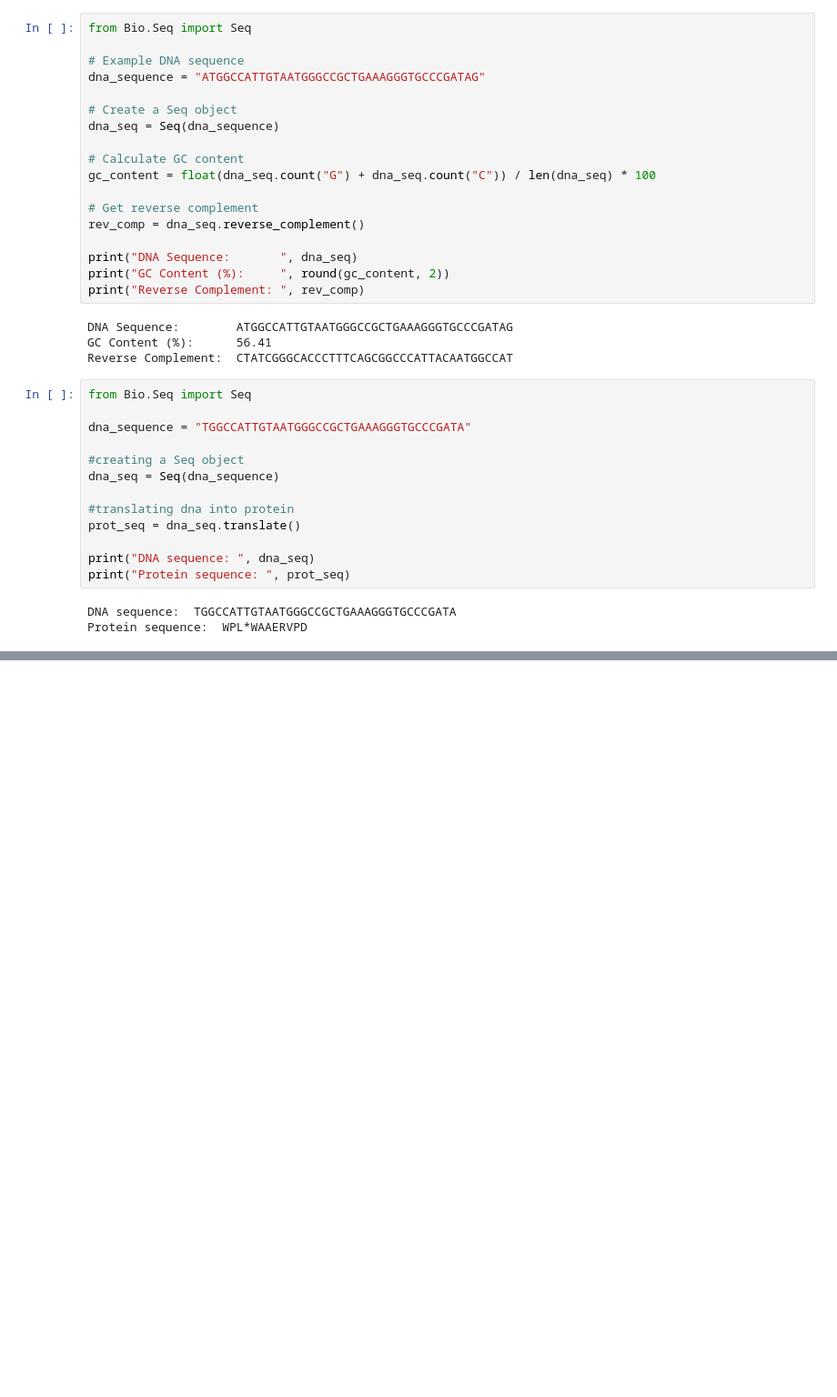
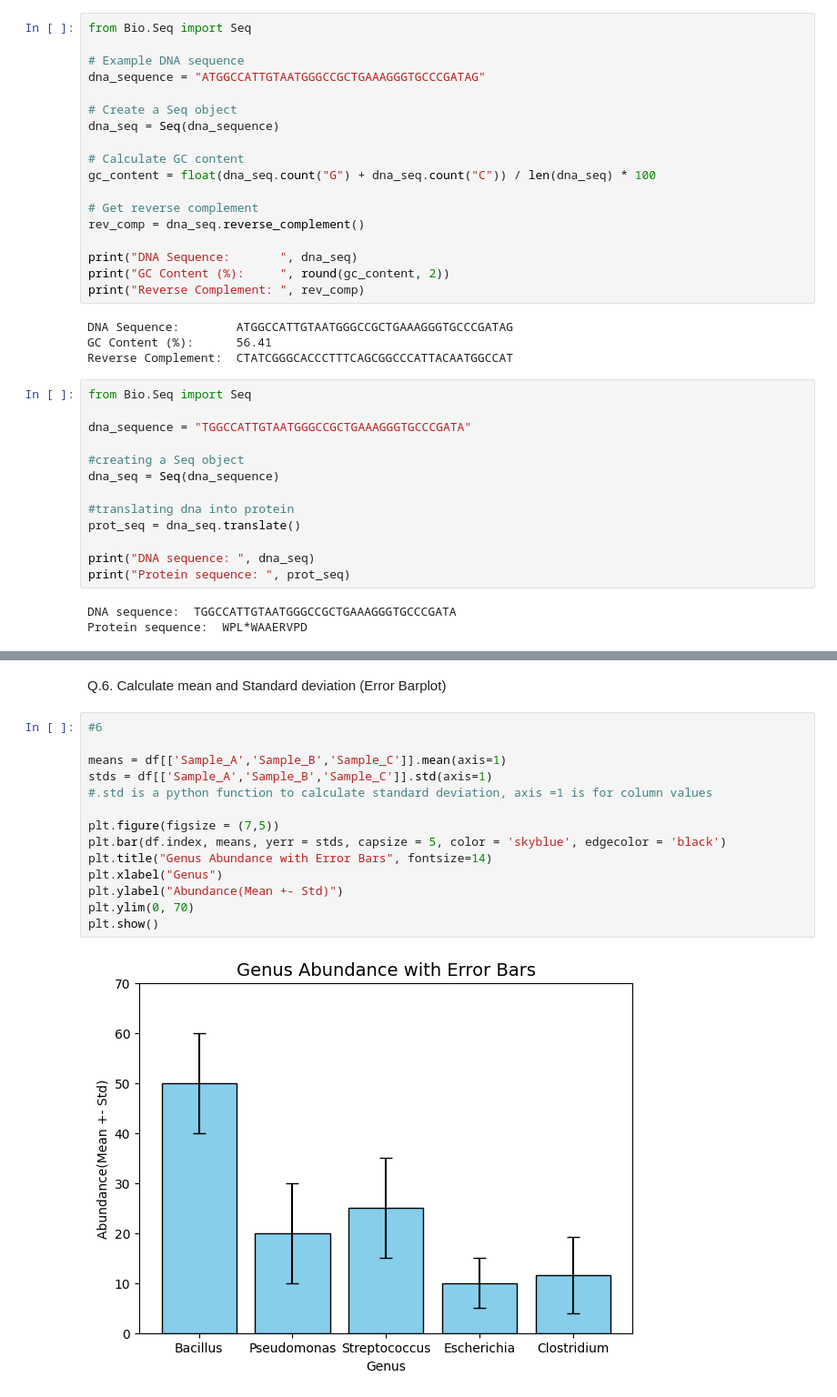
Before and after one commit to PurbitaS/Biopython, a Jupyter notebook: Biopython_workshop.ipynb, the cells around one changed output, grey strips where cells are left out. Shown at 91% size. Drawn from its saved outputs; the diff is of its cells as text; blank space fills up the shorter version.

```diff
--- a/Biopython_workshop.ipynb
+++ b/Biopython_workshop.ipynb
@@ -244,0 +528,18 @@ Protein sequence:  WPL*WAAERVPD
+# %% [markdown]
+Q.6. Calculate mean and Standard deviation (Error Barplot)
+# %%
+#6
+
+means = df[['Sample_A','Sample_B','Sample_C']].mean(axis=1)
+stds = df[['Sample_A','Sample_B','Sample_C']].std(axis=1)
+#.std is a python function to calculate standard deviation, axis =1 is for column values
+
+plt.figure(figsize = (7,5))
+plt.bar(df.index, means, yerr = stds, capsize = 5, color = 'skyblue', edgecolor = 'black')
+plt.title("Genus Abundance with Error Bars", fontsize=14)
+plt.xlabel("Genus")
+plt.ylabel("Abundance(Mean +- Std)")
+plt.ylim(0, 70)
+plt.show()
+# %% [output]
+[figure, added]
```
Also changed, not shown: parts of 19 cells of this notebook.
